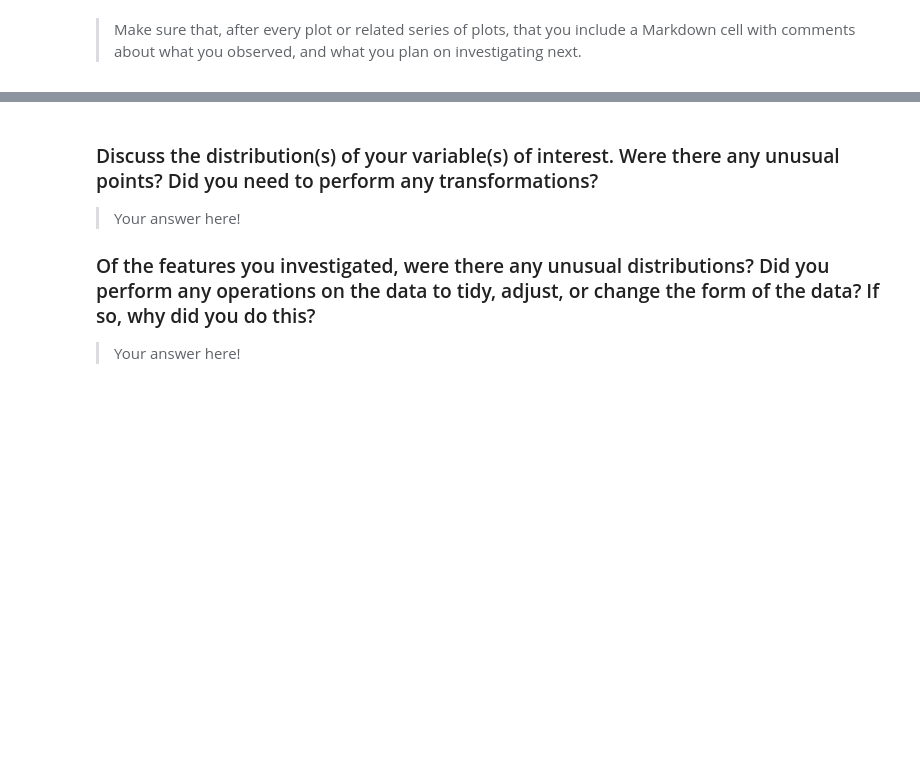
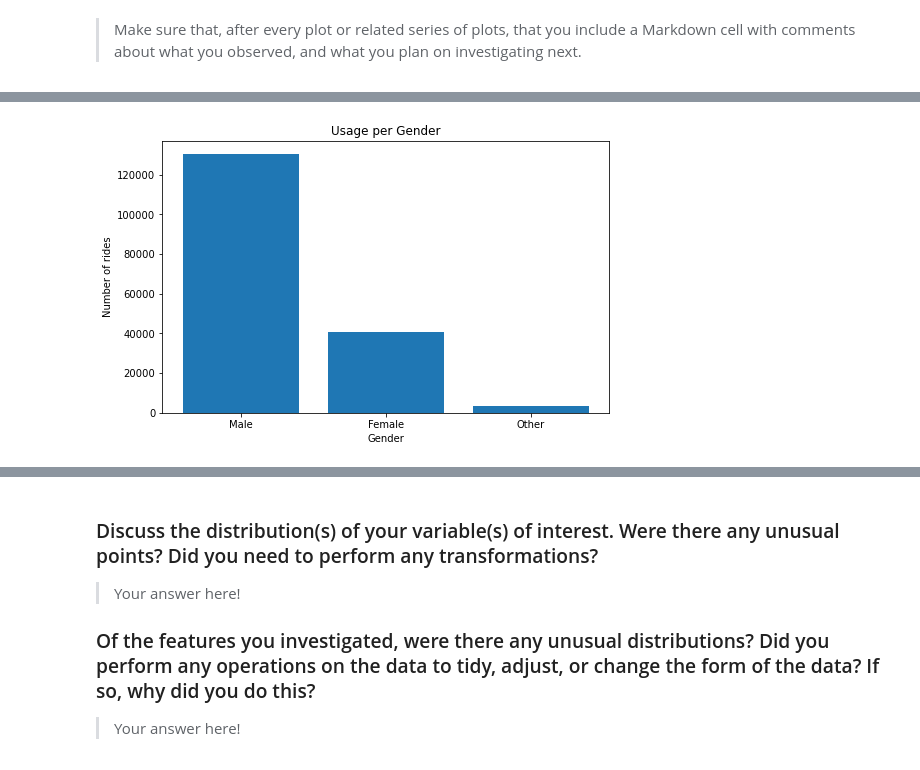
Before and after one commit to hagerElsehaimy/communicate-data-findings-FordGoBike, a Jupyter notebook: exploration_template.ipynb, the cells around one changed output, grey strips where cells are left out. Saved outputs shown, nothing was run; the diff lists cells and outputs as text; code cells hidden in the pictures; blank space fills up the shorter version.

```diff
--- a/exploration_template.ipynb
+++ b/exploration_template.ipynb
@@ -311,0 +368,9 @@ you plan on investigating next.
+# %%
+plt.figure(figsize=[8,5])
+plt.bar(x = new_df.member_gender.value_counts().keys(), height = new_df.member_gender.value_counts() )
+plt.title('Usage per Gender')
+plt.xlabel('Gender')
+plt.ylabel('Number of rides')
+plt.show()
+# %% [output]
+[figure, added]
```
Also changed, not shown: parts of 14 cells of this notebook.
